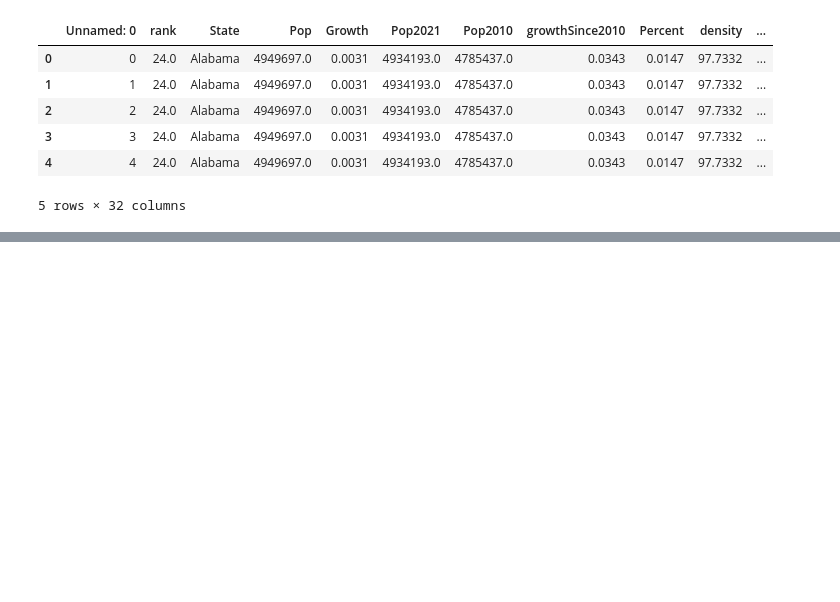
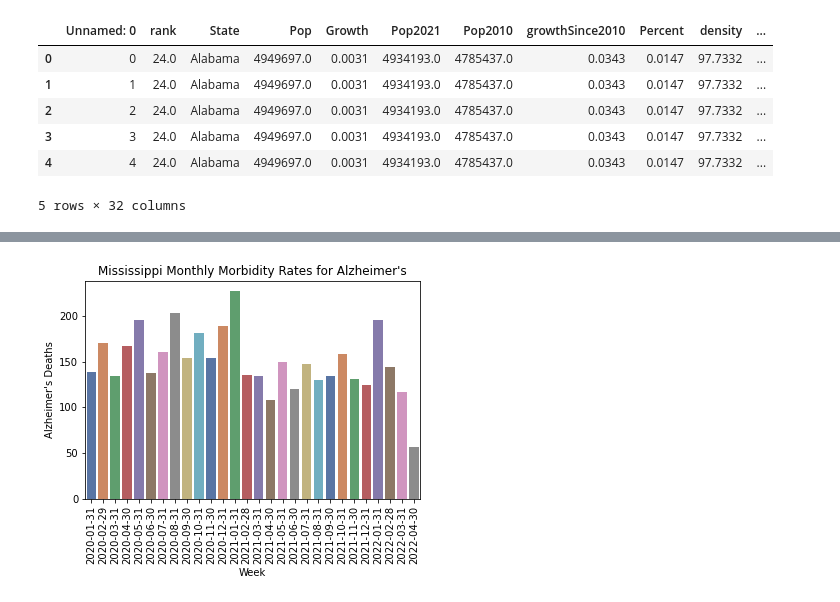
Before and after one commit to lieselurban/alzheimer_research, a Jupyter notebook: alzheimer_research_eda.ipynb, the cells around one changed output, grey strips where cells are left out. Saved outputs shown, nothing was run; the diff lists cells and outputs as text; code cells hidden in the pictures; blank space fills up the shorter version.

```diff
--- a/alzheimer_research_eda.ipynb
+++ b/alzheimer_research_eda.ipynb
@@ -104,0 +138,16 @@ plt.show()
+# %%
+# Set up and plot bar graph for Mississippi
+mississippi = alz_df.loc[alz_df.Code == 'MS']
+ms_month = mississippi.resample(rule='M', on='week', convention='start')['alzheimer'].sum().reset_index()
+ms_month['week'] = ms_month['week'].dt.date
+ax = sns.barplot(x="week", y="alzheimer", data=ms_month, palette='deep')
+
+# Describe the graph
+ax.set_title('Mississippi Monthly Morbidity Rates for Alzheimer\'s')
+ax.set_xlabel("Week")
+ax.set_ylabel("Alzheimer\'s Deaths")
+plt.xticks(rotation=90)
+
+plt.show()
+# %% [output]
+[figure, added]
```
Also changed, not shown: parts of 20 cells of this notebook.
